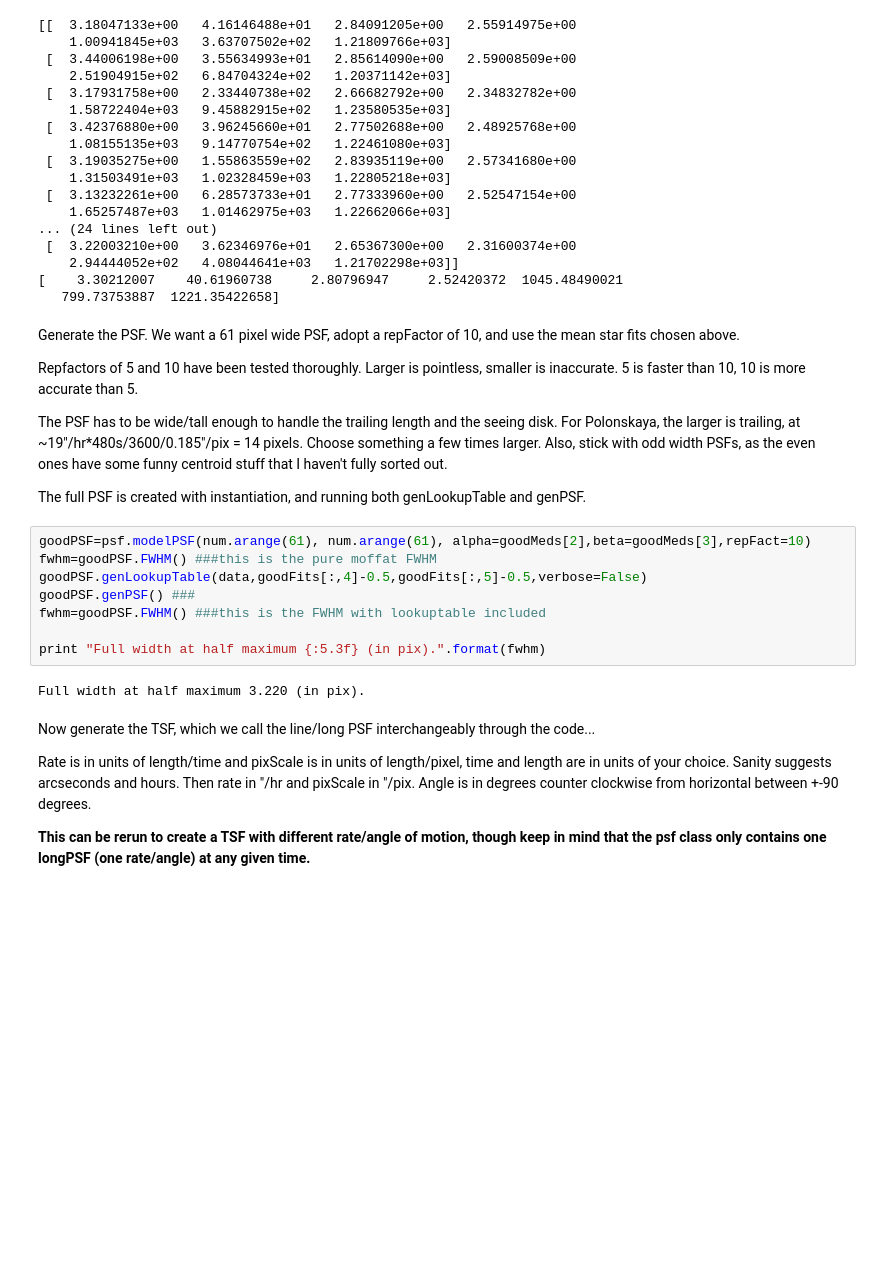
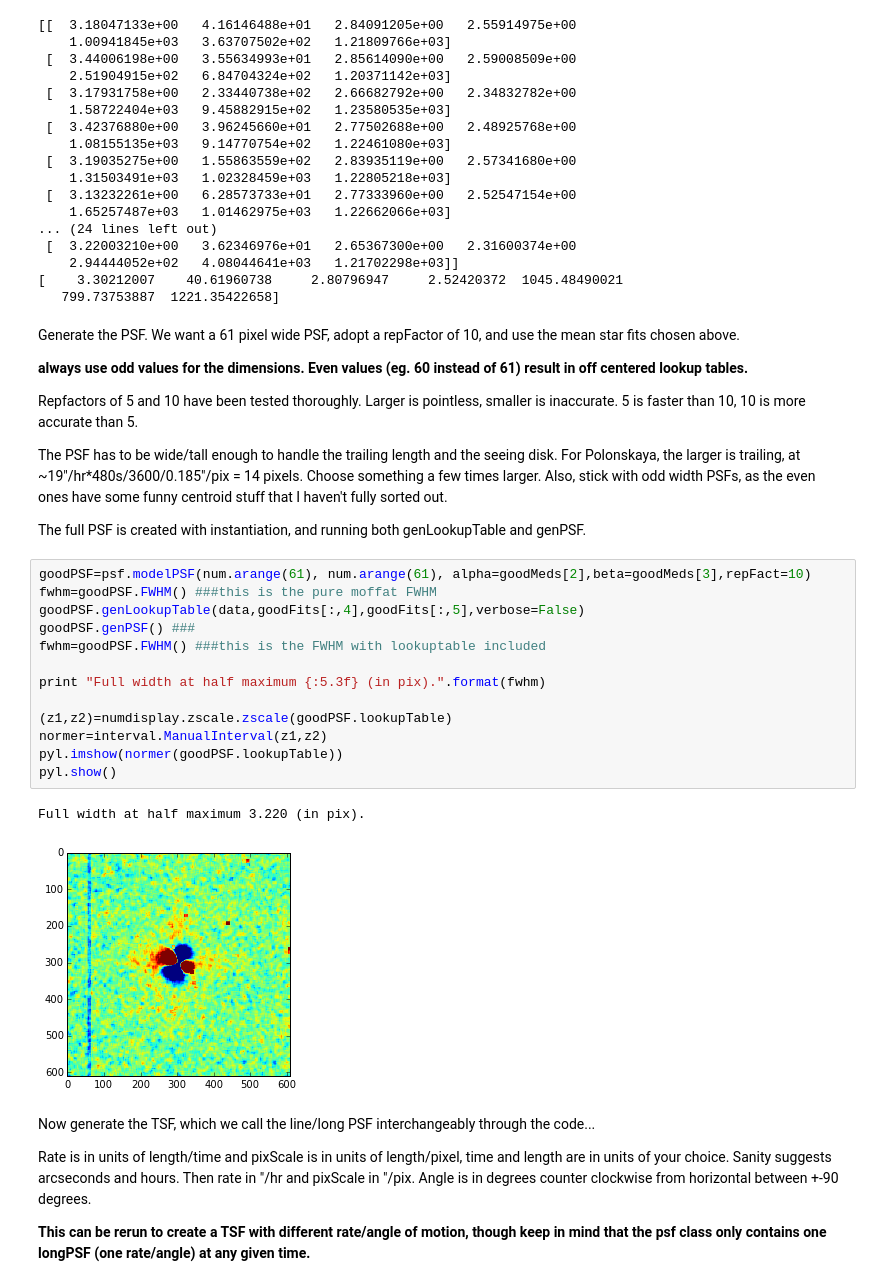
Before and after one commit to fraserw/trippy, a Jupyter notebook: tutorial/trippytutorial.ipynb, the cells around one changed output. Cells and saved outputs as stored; diff of their text form; blank space fills up the shorter version.

```diff
--- a/tutorial/trippytutorial.ipynb
+++ b/tutorial/trippytutorial.ipynb
@@ -145,6 +153,8 @@ Fitting stars with moffat profiles...
    799.73753887  1221.35422658]
 # %% [markdown]
 Generate the PSF. We want a 61 pixel wide PSF, adopt a repFactor of 10, and use the mean star fits chosen above.
+
+**always use odd values for the dimensions. Even values (eg. 60 instead of 61) result in off centered lookup tables.**
 
 Repfactors of 5 and 10 have been tested thoroughly. Larger is pointless, smaller is inaccurate. 5 is faster than 10, 10 is more accurate than 5.
 
@@ -154,13 +164,19 @@ The full PSF is created with instantiation, and running both genLookupTable and
 # %%
 goodPSF=psf.modelPSF(num.arange(61), num.arange(61), alpha=goodMeds[2],beta=goodMeds[3],repFact=10)
 fwhm=goodPSF.FWHM() ###this is the pure moffat FWHM
-goodPSF.genLookupTable(data,goodFits[:,4]-0.5,goodFits[:,5]-0.5,verbose=False)
+goodPSF.genLookupTable(data,goodFits[:,4],goodFits[:,5],verbose=False)
 goodPSF.genPSF() ###
 fwhm=goodPSF.FWHM() ###this is the FWHM with lookuptable included
 
 print "Full width at half maximum {:5.3f} (in pix).".format(fwhm)
+
+(z1,z2)=numdisplay.zscale.zscale(goodPSF.lookupTable)
+normer=interval.ManualInterval(z1,z2)
+pyl.imshow(normer(goodPSF.lookupTable))
+pyl.show()
 # %% [output]
 Full width at half maximum 3.220 (in pix).
+[figure, added]
 # %% [markdown]
 Now generate the TSF, which we call the line/long PSF interchangeably through the code...
 
```
Also changed, not shown: parts of 5 cells of this notebook.
